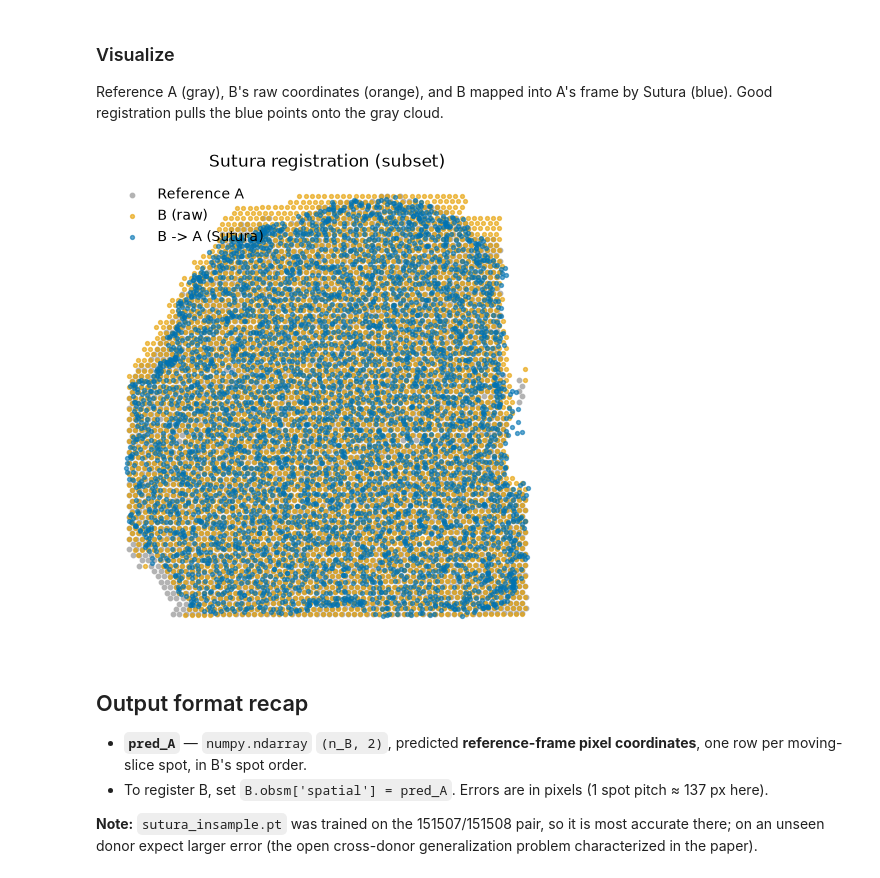
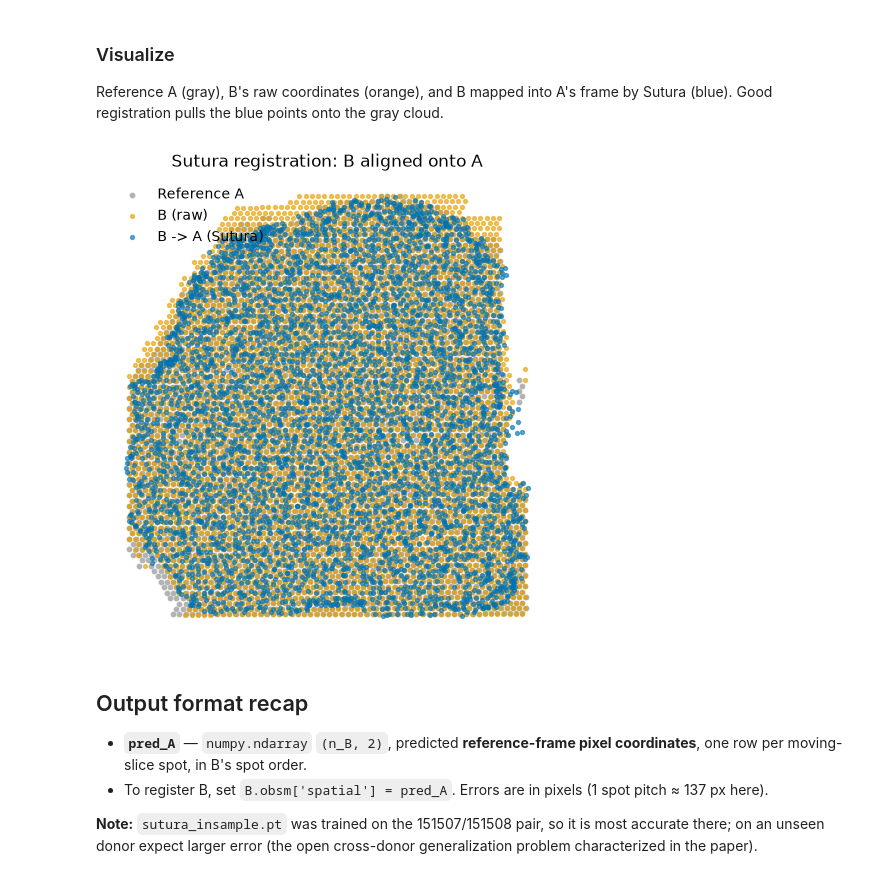
Before and after one commit to thecoolestcoderrushil/sutura-paper, a Jupyter notebook: examples/quick_inference.ipynb, the cells around one changed output. Saved outputs shown, nothing was run; the diff lists cells and outputs as text; code cells hidden in the pictures.

Commit message:
notebook: fix figure title (full slices, not subset)

```diff
--- a/examples/quick_inference.ipynb
+++ b/examples/quick_inference.ipynb
@@ -133,13 +133,13 @@ Sutura (blue). Good registration pulls the blue points onto the gray cloud.
 # %%
 fig, ax = plt.subplots(figsize=(6, 6))
 ax.scatter(a_coords[:, 0], a_coords[:, 1], s=10, c='0.7', label='Reference A')
 ax.scatter(b_coords[:, 0], b_coords[:, 1], s=8, c='#E69F00', alpha=0.6, label='B (raw)')
 ax.scatter(pred_A[:, 0], pred_A[:, 1], s=8, c='#0072B2', alpha=0.6, label='B -> A (Sutura)')
 ax.set_aspect('equal'); ax.invert_yaxis(); ax.legend(frameon=False)
-ax.set_title('Sutura registration (subset)'); ax.axis('off')
+ax.set_title('Sutura registration: B aligned onto A'); ax.axis('off')
 plt.show()
 # %% [output]
-[figure, old version]
+[figure, new version]
 # %% [markdown]
 ## Output format recap
 
```
